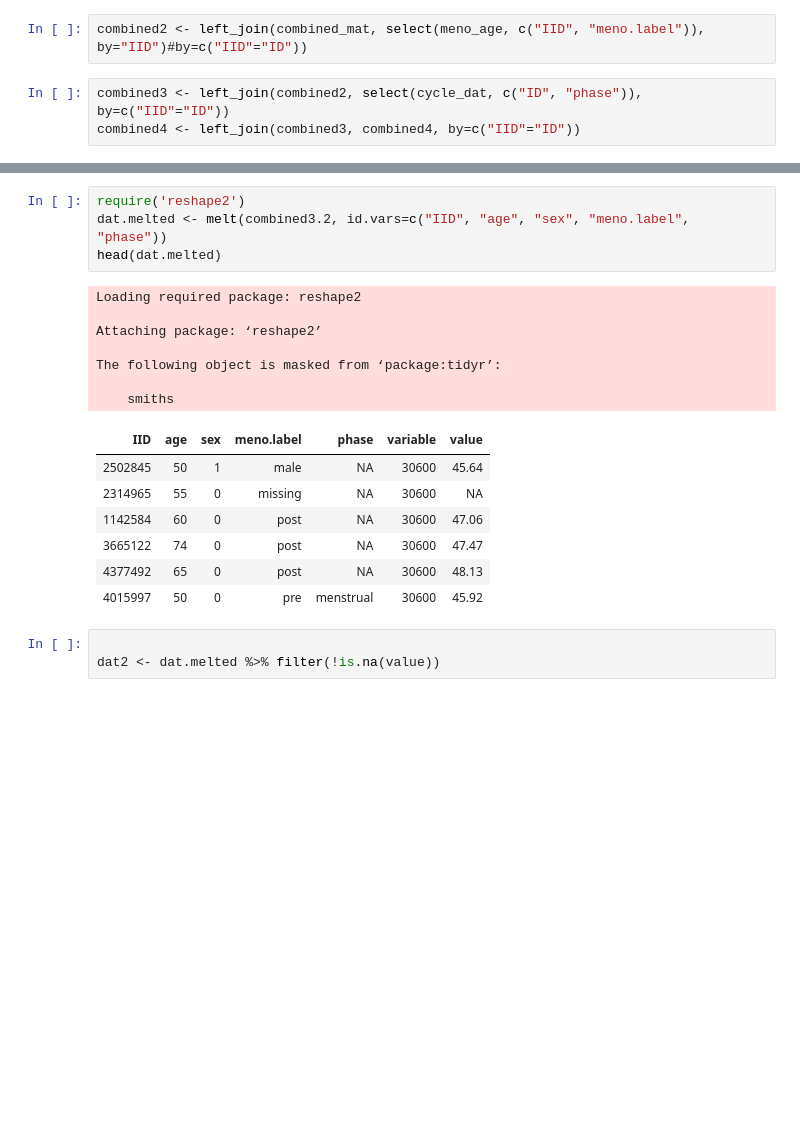
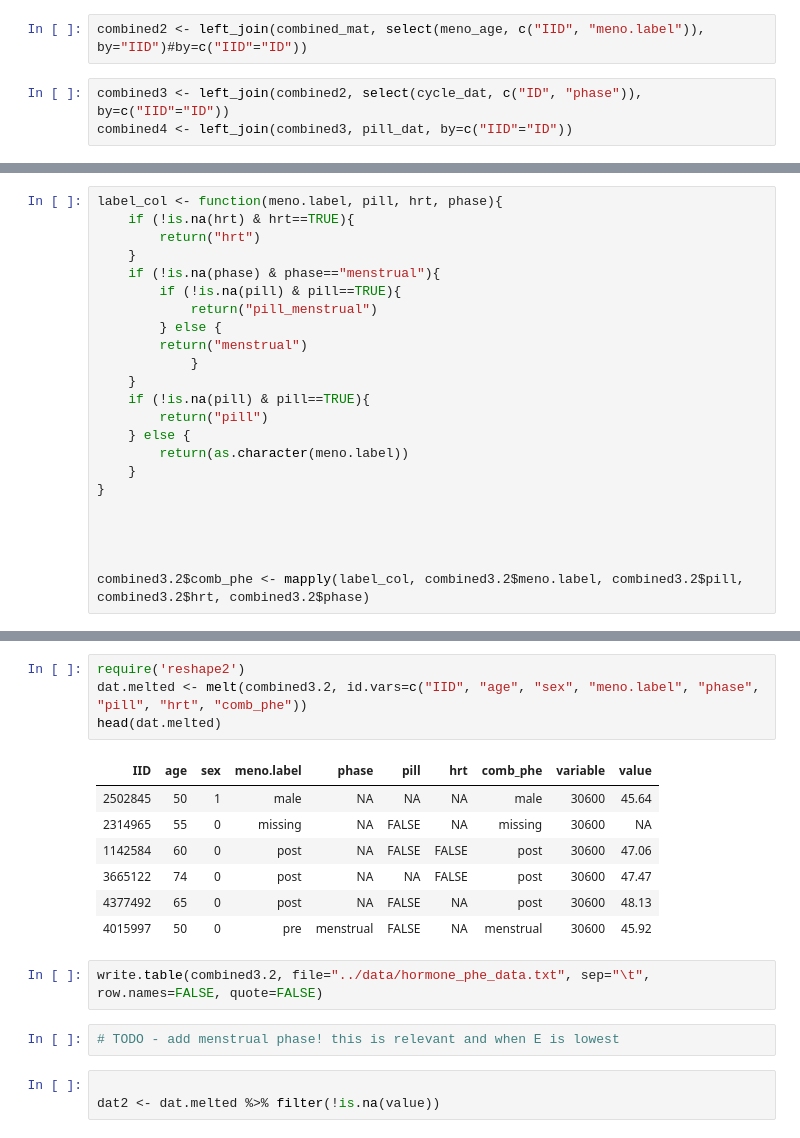
Before and after one commit to rivas-lab/sex-diff-biomarker-genetics, a Jupyter notebook: notebooks/ExploreBiomarkerPhe.ipynb, the cells around one changed output, grey strips where cells are left out. Drawn from its saved outputs; the diff is of its cells as text; blank space fills up the shorter version.

```diff
--- a/notebooks/ExploreBiomarkerPhe.ipynb
+++ b/notebooks/ExploreBiomarkerPhe.ipynb
@@ -120,7 +143,7 @@ head(pill_dat)
 combined2 <- left_join(combined_mat, select(meno_age, c("IID", "meno.label")), by="IID")#by=c("IID"="ID"))
 # %%
 combined3 <- left_join(combined2, select(cycle_dat, c("ID", "phase")), by=c("IID"="ID"))
-combined4 <- left_join(combined3, combined4, by=c("IID"="ID"))
+combined4 <- left_join(combined3, pill_dat, by=c("IID"="ID"))
 # %%
 combined3.2 <- combined4 %>% select(IID, age, sex, meno.label, phase, pill, hrt, everything())
 head(combined3.2[,1:7])
@@ -126,0 +199,23 @@ head(combined3.2[,1:7])
+# %%
+label_col <- function(meno.label, pill, hrt, phase){
+    if (!is.na(hrt) & hrt==TRUE){
+        return("hrt")
+    }
+    if (!is.na(phase) & phase=="menstrual"){
+        if (!is.na(pill) & pill==TRUE){
+            return("pill_menstrual")
+        } else {
+        return("menstrual")
+            }
+    }
+    if (!is.na(pill) & pill==TRUE){
+        return("pill")
+    } else {
+        return(as.character(meno.label))
+    }
+}
+
+
+
+
+combined3.2$comb_phe <- mapply(label_col, combined3.2$meno.label, combined3.2$pill, combined3.2$hrt, combined3.2$phase)
@@ -127,22 +231,19 @@ head(combined3.2[,1:7])
 # %%
 require('reshape2')
-dat.melted <- melt(combined3.2, id.vars=c("IID", "age", "sex", "meno.label", "phase"))
+dat.melted <- melt(combined3.2, id.vars=c("IID", "age", "sex", "meno.label", "phase", "pill", "hrt", "comb_phe"))
 head(dat.melted)
 # %% [output]
-Loading required package: reshape2
-
-Attaching package: ‘reshape2’
-
-The following object is masked from ‘package:tidyr’:
-
-    smiths
-| IID | age | sex | meno.label | phase | variable | value |
-| 2502845 | 50 | 1 | male | NA | 30600 | 45.64 |
-| 2314965 | 55 | 0 | missing | NA | 30600 | NA |
-| 1142584 | 60 | 0 | post | NA | 30600 | 47.06 |
-| 3665122 | 74 | 0 | post | NA | 30600 | 47.47 |
-| 4377492 | 65 | 0 | post | NA | 30600 | 48.13 |
-| 4015997 | 50 | 0 | pre | menstrual | 30600 | 45.92 |
+| IID | age | sex | meno.label | phase | pill | hrt | comb_phe | variable | value |
+| 2502845 | 50 | 1 | male | NA | NA | NA | male | 30600 | 45.64 |
+| 2314965 | 55 | 0 | missing | NA | FALSE | NA | missing | 30600 | NA |
+| 1142584 | 60 | 0 | post | NA | FALSE | FALSE | post | 30600 | 47.06 |
+| 3665122 | 74 | 0 | post | NA | NA | FALSE | post | 30600 | 47.47 |
+| 4377492 | 65 | 0 | post | NA | FALSE | NA | post | 30600 | 48.13 |
+| 4015997 | 50 | 0 | pre | menstrual | FALSE | NA | menstrual | 30600 | 45.92 |
+# %%
+write.table(combined3.2, file="../data/hormone_phe_data.txt", sep="\t", row.names=FALSE, quote=FALSE)
+# %%
+# TODO - add menstrual phase! this is relevant and when E is lowest
 # %%
 
 dat2 <- dat.melted %>% filter(!is.na(value))
```
Also changed, not shown: parts of 8 cells of this notebook, 6 other files.
